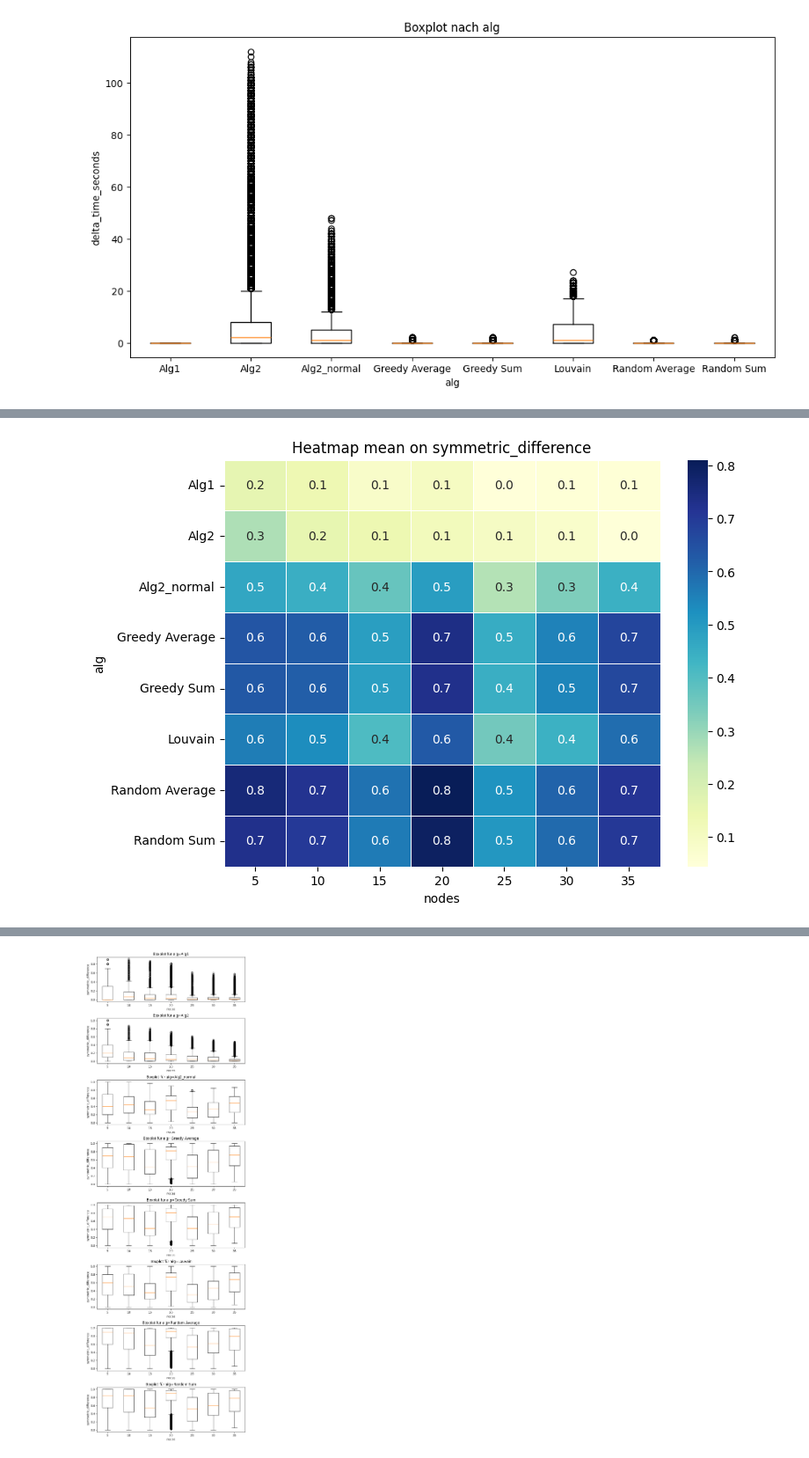
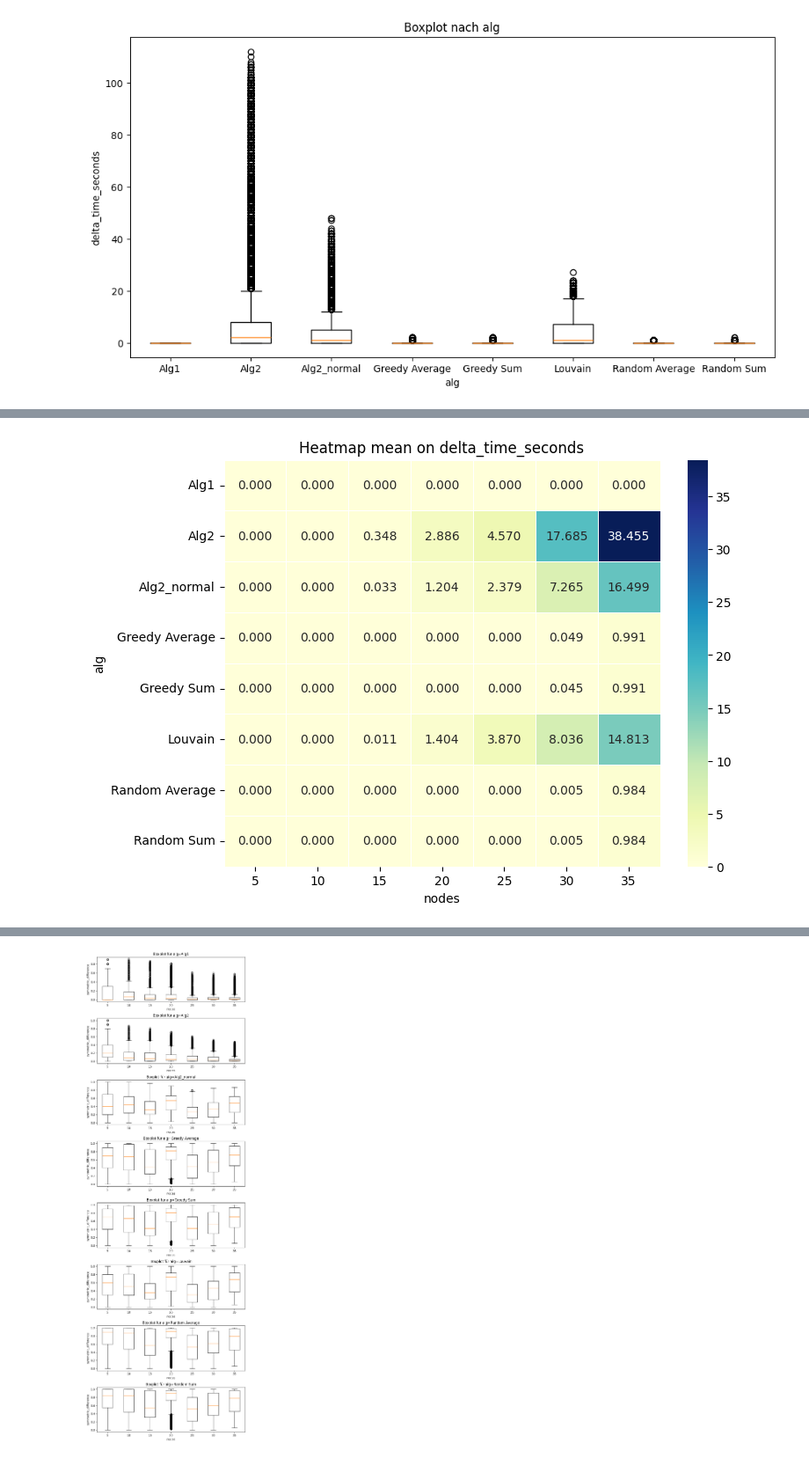
Before and after one commit to MaxOmlor/GraphentheoPraktikum, a Jupyter notebook: data_vis/wp1_benchmark.ipynb, the cells around one changed output, grey strips where cells are left out. Shown at 88% size. Saved outputs shown, nothing was run; the diff lists cells and outputs as text; code cells hidden in the pictures.

```diff
--- a/data_vis/wp1_benchmark.ipynb
+++ b/data_vis/wp1_benchmark.ipynb
@@ -11,5 +4,6 @@ import pandas as pd
 # %%
 import tqdm
+import pandas as pd
 
 def convert_time(t):
     if len(t.split('.')) == 1:  # Mikrosekunden fehlen
@@ -18,7 +12,7 @@ def convert_time(t):
 
 def convert_time_df(df):
     # df['delta_time'] = df['delta_time'].apply(convert_time)
-    df['delta_time'] = [convert_time(item) for item in tqdm.tqdm(df['delta_time'].values, desc='filter files by condition')]
+    df['delta_time'] = [convert_time(item) for item in tqdm.tqdm(df['delta_time'].values, desc='convert time')]
     return df
 # %%
 import os
@@ -72,20 +67,22 @@ def get_floats_from_string(input_str):
 
 def parse_string_to_dict(input_str):
     # Verwenden von regulären Ausdrücken, um die erforderlichen Informationen zu extrahieren
-    pattern = r"res_n(\d+)_p(\d+(\.\d+)?)_dp\((\d+(\.\d+)?_\d+(\.\d+)?_\d+(\.\d+)?)\)_dnp\((\d+(\.\d+)?_\d+(\.\d+)?_\d+(\.\d+)?)\)(_(m))?(_(r))?\.csv"
+    pattern = r"res(_n(\d+))?_p(\d+(\.\d+)?)_dp\((\d+(\.\d+)?_\d+(\.\d+)?_\d+(\.\d+)?)\)_dnp\((\d+(\.\d+)?_\d+(\.\d+)?_\d+(\.\d+)?)\)(_(m))?(_(r))?"
 
     match = re.match(pattern, input_str)
     if not match:
         return None
 
-    nodes = int(match.group(1))
-    percentages = float(get_floats_from_string(match.group(2)))
-    dists_present = tuple(get_floats_from_string(val) for val in match.group(4).split('_'))
+    nodes = 0
+    if bool(match.group(1)):
+        nodes = int(match.group(2))
+    percentages = float(get_floats_from_string(match.group(3)))
+    dists_present = tuple(get_floats_from_string(val) for val in match.group(5).split('_'))
     dists_present = str(dists_present)
-    dists_nonpresent = tuple(get_floats_from_string(val) for val in match.group(8).split('_'))
+    dists_nonpresent = tuple(get_floats_from_string(val) for val in match.group(9).split('_'))
     dists_nonpresent = str(dists_nonpresent)
-    median = bool(match.group(13))
-    reciprocal = bool(match.group(15))
+    median = bool(match.group(14))
+    reciprocal = bool(match.group(16))
 
     # Erstellen des Dictionarys
     parsed_dict = {
@@ -103,7 +100,8 @@ def parse_string_to_dict(input_str):
 strings = [
     "res_n5_p01_dp(1_01_1)_dnp(025_01_1)_m_r.csv",
     "res_n5_p06_dp(1_01_1)_dnp(0125_01_1)_r.csv",
-    "res_n20_p01_dp(05_01_1)_dnp(025_01_1).csv"
+    "res_n20_p01_dp(05_01_1)_dnp(025_01_1).csv",
+    "res_p01_dp(05_01_1)_dnp(0125_01_1)_part0-100.csv"
 ]
 
 # Parsen der Beispiel-Strings und Ausgabe der Ergebnisse
@@ -501,7 +512,7 @@ def heatmap_3d(df, val, x, y, figsize=(8, 6), aggfunc='mean'):
 
     # Heatmap erstellen
     plt.figure(figsize=figsize)
-    sns.heatmap(pivot_table, annot=True, cmap='YlGnBu', fmt=".1f", linewidths=.5)
+    sns.heatmap(pivot_table, annot=True, cmap='YlGnBu', fmt=".3f", linewidths=.5)
     plt.title(f'Heatmap {str(aggfunc)} on {val}')
     plt.show()
 # %%
@@ -591,7 +611,7 @@ heatmap_3d(df[df['alg']=='Alg2_normal'], 'symmetric_difference', 'dists_present'
 # %%
-heatmap_3d(df, 'symmetric_difference', 'nodes', 'alg', figsize=(8, 6))
+heatmap_3d(df, 'delta_time_seconds', 'nodes', 'alg', figsize=(8, 6))
 # %% [output]
-[figure, old version]
+[figure, new version]
 # %%
 import numpy as np
 heatmap_3d(df, 'symmetric_difference', 'nodes', 'alg', figsize=(8, 6), aggfunc=np.var)
```
Also changed, not shown: parts of 17 cells of this notebook, 3 other files.
